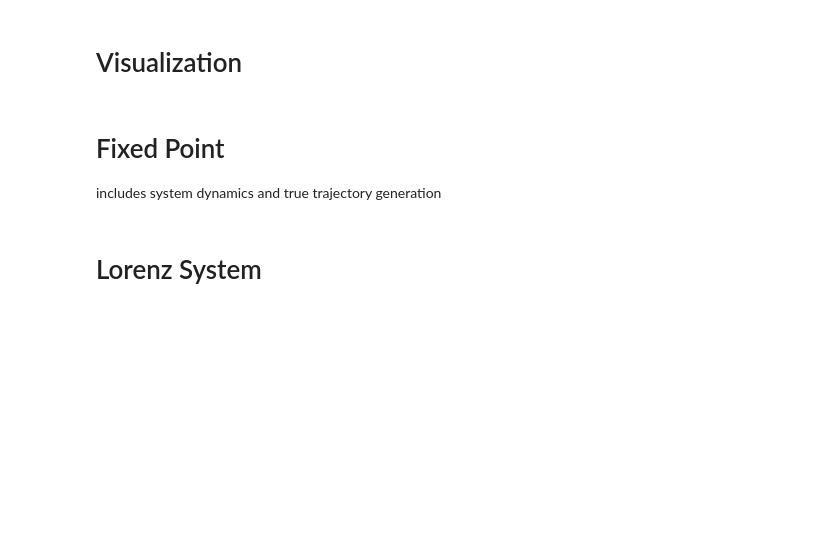
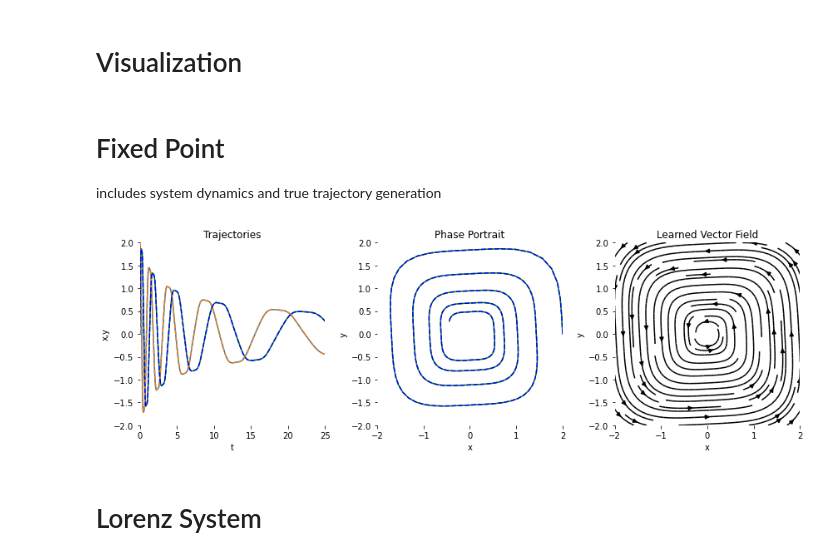
Before and after one commit to TomJZ/DeepLearningForDynamics-Intuition, a Jupyter notebook: torchdiffeq_lorenz.ipynb, the cells around one changed output. Drawn from its saved outputs; the diff is of its cells as text; code cells hidden in the pictures; blank space fills up the shorter version.

```diff
--- a/torchdiffeq_lorenz.ipynb
+++ b/torchdiffeq_lorenz.ipynb
@@ -31,7 +32,7 @@ Requirement already satisfied: typing-extensions in /usr/local/lib/python3.7/dis
 # %%
 # arguments
 parser = argparse.ArgumentParser('ODE demo')
-parser.add_argument('--system', type=str, choices=['fixed_point', 'lorenz'], default='lorenz')  # change this for different systems
+parser.add_argument('--system', type=str, choices=['fixed_point', 'lorenz'], default='fixed_point')  # change this for different systems
 parser.add_argument('--method', type=str, choices=['dopri5', 'adams'], default='dopri5')
 parser.add_argument('--data_size', type=int, default=1000)
 parser.add_argument('--batch_time', type=int, default=10)
@@ -85,5 +84,5 @@ def visualize_3d(obs=None, noiseless_traj=None,times=None, trajs=None, save=None
 # %%
-def visualize_2d(true_y, pred_y, odefunc, itr):
+def visualize_2d(true_y, pred_y, odefunc, itr, save=None):
     fig = plt.figure(figsize=(12, 4), facecolor='white')
     ax_traj = fig.add_subplot(131, frameon=False)
     ax_phase = fig.add_subplot(132, frameon=False)
@@ -124,7 +123,8 @@ def visualize_2d(true_y, pred_y, odefunc, itr):
     ax_vecfield.set_ylim(-2, 2)
 
     fig.tight_layout()
-    # plt.savefig('png/{:03d}'.format(itr))
+    if save is not None:
+        plt.savefig(save+'.png', format='png', dpi=400, bbox_inches ='tight', pad_inches = 0.1)
     plt.show()
 # %% [markdown]
 # Fixed Point
@@ -132,17 +132,31 @@ includes system dynamics and true trajectory generation
 # %%
 # fixed point
 true_y0 = torch.tensor([[2., 0.]]).to(device)  # initial condition
 t = torch.linspace(0., 25., args.data_size).to(device)  # t is from 0 to 25 for 1000 data points
-true_A = torch.tensor([[-0.1, 2.0], [-2.0, -0.1]]).to(device)  # true system dynamics of fixed point
 
 # system dynamics
 class FixedPoint(nn.Module):
+    def __init__(self):
+        super(FixedPoint, self).__init__()
+        self.lin = nn.Linear(2, 2, bias=False)
+        W = torch.tensor([[-0.1, -2.0],
+                          [2.0, -0.1]])
+        self.lin.weight = nn.Parameter(W)
+
     def forward(self, t, y):
-        return torch.mm(y**3, true_A)  # true system derivatives
+        return self.lin(y**3)
 
 # generating training data
 with torch.no_grad():
     true_fixed_point = odeint(FixedPoint(), true_y0, t, method='dopri5')
+
+visualize_2d(true_fixed_point,
+             true_fixed_point,
+             FixedPoint(),
+             0,
+             save=None)
+# %% [output]
+[figure, added]
 # %% [markdown]
 # Lorenz System
 # %%
```
Also changed, not shown: parts of 4 cells of this notebook.
